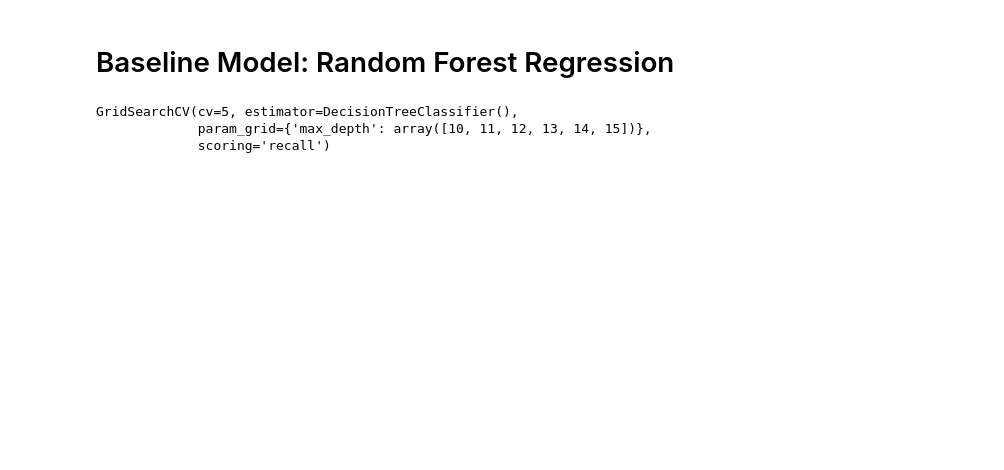
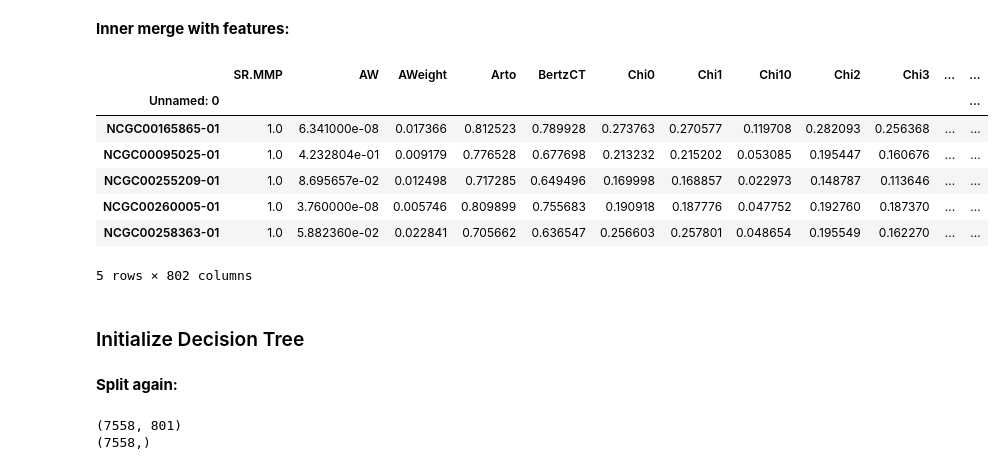
Before and after one commit to elcinelif/toxikind, a Jupyter notebook: notebooks/data_exploration_Ivan.ipynb, the cells around one changed output. Saved outputs shown, nothing was run; the diff lists cells and outputs as text; code cells hidden in the pictures; blank space fills up the shorter version.

```diff
--- a/notebooks/data_exploration_Ivan.ipynb
+++ b/notebooks/data_exploration_Ivan.ipynb
@@ -15,3 +40,3 @@ from sklearn.model_selection import cross_validate, train_test_split, GridSearch
 # %%
 path_features_train = "../raw_data/tox21_dense_train.csv.gz"
-X = pd.read_csv(path_features_train).set_index("Unnamed: 0")
+X_raw = pd.read_csv(path_features_train).set_index("Unnamed: 0")
@@ -17,0 +63,13 @@ X = pd.read_csv(path_features_train).set_index("Unnamed: 0")
+# %%
+# Column Transformer with MinMax-Scaler
+column_transformer = ColumnTransformer([
+    ("scaler", MinMaxScaler(), X_raw.columns)
+    ])
+
+# Pipeline
+pipeline = Pipeline([
+    ("transform", column_transformer)
+    ])
+
+# Transform data while preserving column names
+X = pd.DataFrame(pipeline.fit_transform(X_raw), columns=X_raw.columns, index=X_raw.index)
@@ -24,34 +249,27 @@ mmp_train = X.merge(y_mmp, how="inner", on="Unnamed: 0")
+# %% [markdown]
+**Inner merge with features:**
+# %%
+mmp_train = y_mmp.merge(X, how="inner", on="Unnamed: 0")
+# %%
+mmp_train.head()
+# %% [output]
+|  | SR.MMP | AW | AWeight | Arto | BertzCT | Chi0 | Chi1 | Chi10 | Chi2 | Chi3 | ... | ... |
+| Unnamed: 0 |  |  |  |  |  |  |  |  |  |  |  | ... |
+| NCGC00165865-01 | 1.0 | 6.341000e-08 | 0.017366 | 0.812523 | 0.789928 | 0.273763 | 0.270577 | 0.119708 | 0.282093 | 0.256368 | ... | ... |
+| NCGC00095025-01 | 1.0 | 4.232804e-01 | 0.009179 | 0.776528 | 0.677698 | 0.213232 | 0.215202 | 0.053085 | 0.195447 | 0.160676 | ... | ... |
+| NCGC00255209-01 | 1.0 | 8.695657e-02 | 0.012498 | 0.717285 | 0.649496 | 0.169998 | 0.168857 | 0.022973 | 0.148787 | 0.113646 | ... | ... |
+| NCGC00260005-01 | 1.0 | 3.760000e-08 | 0.005746 | 0.809899 | 0.755683 | 0.190918 | 0.187776 | 0.047752 | 0.192760 | 0.187370 | ... | ... |
+| NCGC00258363-01 | 1.0 | 5.882360e-02 | 0.022841 | 0.705662 | 0.636547 | 0.256603 | 0.257801 | 0.048654 | 0.195549 | 0.162270 | ... | ... |
+5 rows × 802 columns
+# %% [markdown]
+### Initialize Decision Tree
+# %% [markdown]
+**Split again:**
 # %%
-mmp_train
-
-X_mmp = mmp_train.drop(columns='SR.MMP')
-y_mmp = mmp_train['SR.MMP']
+X_mmp_train = mmp_train.drop(columns=["SR.MMP"])
+print(X_mmp_train.shape)
+y_mmp_train = mmp_train["SR.MMP"]
+print(y_mmp_train.shape)
+# %% [output]
+(7558, 801)
+(7558,)
-# %% [markdown]
-# Baseline Model: Random Forest Regression
-# %%
-tree_classsifier = DecisionTreeClassifier()
-
-scoring = {'accuracy': 'accuracy',
-           'recall': 'recall'}
-
-max_depth = np.arange(10,16,1)
-#min_samples_split = np.arange(0,1025,25)
-#min_samples_leaf = np.arange(1,100,1)
-#max_leaf_nodes = np.arange(10, 101, 10)
-criterion=['entropy','gini']
-
-param_grid = {
-    'max_depth': max_depth
-    #'min_samples_split': min_samples_split,
-    #'min_samples_leaf': min_samples_leaf,
-    #'max_leaf_nodes': max_leaf_nodes,
-    #'criterion': criterion
-}
-
-grid_search = GridSearchCV(tree_classsifier, param_grid, cv=5, scoring='recall')
-#cv = cross_validate(tree_classsifier, X_mmp, y_mmp, cv=5, scoring=scoring)
-grid_search.fit(X_mmp, y_mmp)
-# %% [output]
-GridSearchCV(cv=5, estimator=DecisionTreeClassifier(),
-             param_grid={'max_depth': array([10, 11, 12, 13, 14, 15])},
-             scoring='recall')
```
Also changed, not shown: parts of 43 cells of this notebook.
